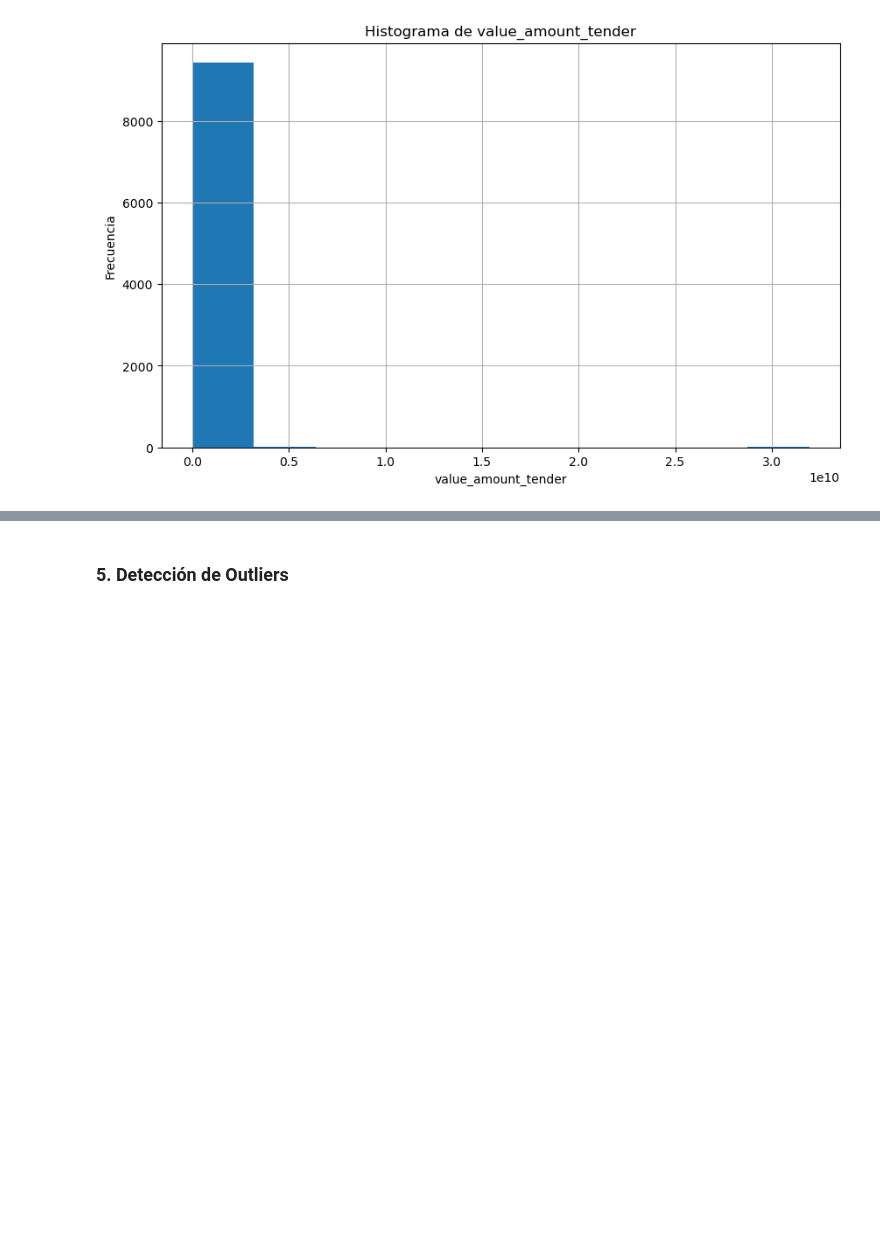
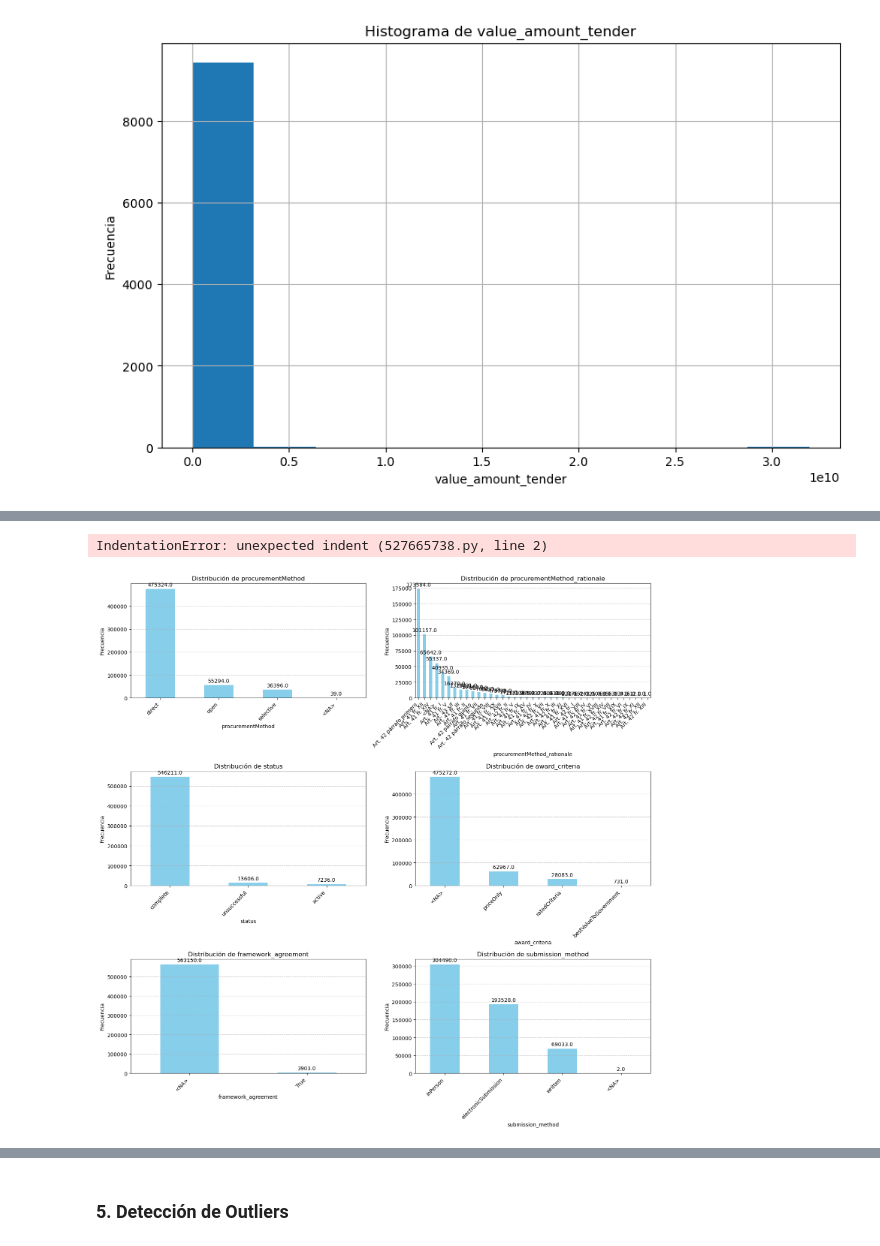
Before and after one commit to DGRIA/Anticorruption_ETL_MEX, a Jupyter notebook: src/templates/4.1_EDA_Licitacion.ipynb, the cells around one changed output, grey strips where cells are left out. Drawn from its saved outputs; the diff is of its cells as text; code cells hidden in the pictures; blank space fills up the shorter version.

```diff
--- a/src/templates/4.1_EDA_Licitacion.ipynb
+++ b/src/templates/4.1_EDA_Licitacion.ipynb
@@ -162,0 +250,64 @@ plt.show()
+# %%
+plt.figure(figsize=(10, 6))
+    sns.histplot(data=licitacion_df[licitacion_df['value_currency_tender'] == "MXN"], x='value_amount_tender', kde=True)
+    plt.title(f'Distribución de value_amount_tender en {moneda}')
+    plt.xlabel('value_amount_tender')
+    plt.ylabel('Frecuencia')
+    plt.grid(True)
+    plt.show()
+# %% [output]
+IndentationError: unexpected indent (527665738.py, line 2)
+# %%
+# Lista de columnas categóricas
+categorical_columns = [
+    'procurementMethod',
+    'procurementMethod_rationale',
+    'status',
+    'award_criteria',
+    'framework_agreement',
+    'submission_method'
+]
+
+# Función para graficar la distribución de variables categóricas
+def plot_categorical_distribution(ax, df, column_name):
+    value_counts = df[column_name].value_counts(dropna=False)
+    bars = value_counts.plot(kind='bar', color='skyblue', ax=ax)
+    ax.set_xlabel(column_name)
+    ax.set_ylabel('Frecuencia')
+    ax.set_title(f'Distribución de {column_name}')
+    ax.set_xticklabels(ax.get_xticklabels(), rotation=45, ha='right')
+    ax.grid(axis='y', linestyle='--', alpha=0.7)
+
+    # Añadir etiquetas a cada barra
+    for bar in bars.containers[0]:
+        height = bar.get_height()
+        ax.annotate('{}'.format(height),
+                    xy=(bar.get_x() + bar.get_width() / 2, height),
+                    xytext=(0, 3),  # 3 points vertical offset
+                    textcoords="offset points",
+                    ha='center', va='bottom')
+
+# Definir el número de filas y columnas para los subplots
+n_cols = 2
+n_rows = len(categorical_columns) // n_cols + (len(categorical_columns) % n_cols > 0)
+
+# Crear la figura y los ejes
+fig, axes = plt.subplots(n_rows, n_cols, figsize=(15, n_rows * 5))
+
+# Aplanar el array de ejes para facilitar la iteración
+axes = axes.flatten()
+
+# Iterar sobre la lista de columnas categóricas y graficar sus distribuciones
+for idx, col in enumerate(categorical_columns):
+    if col in licitacion_df.columns:
+        plot_categorical_distribution(axes[idx], licitacion_df, col)
+
+# Eliminar cualquier subplot no utilizado
+for i in range(len(categorical_columns), len(axes)):
+    fig.delaxes(axes[i])
+
+# Ajustar el diseño
+plt.tight_layout()
+plt.show()
+# %% [output]
+[figure, added]
```
Also changed, not shown: parts of 10 cells of this notebook, 1 other file.
